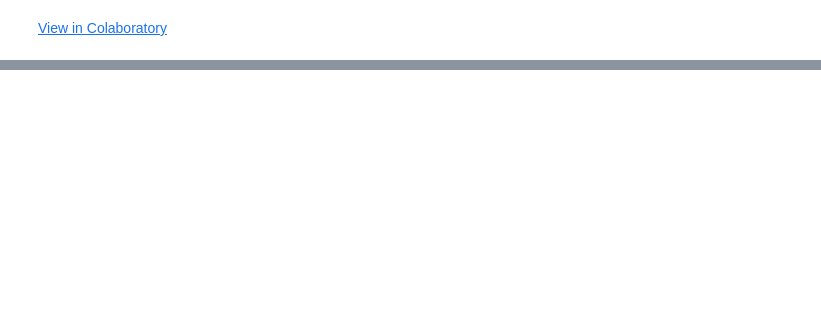
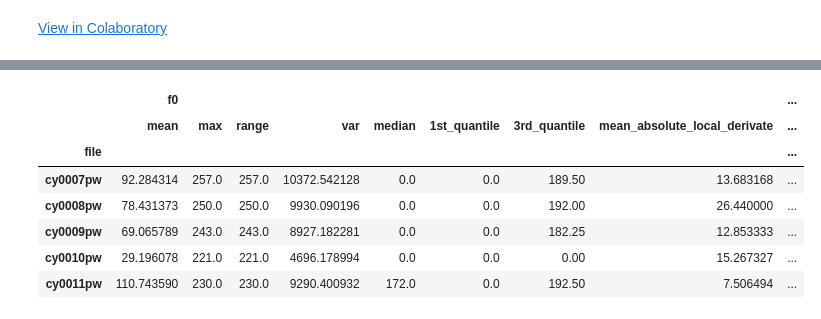
Before and after one commit to youqad/Neurorobotics_Intent-Recognition, a Jupyter notebook: TP_Intent_Recognition.ipynb, the cells around one changed output, grey strips where cells are left out. Cells and saved outputs as stored; diff of their text form; code cells hidden in the pictures; blank space fills up the shorter version.

```diff
--- a/TP_Intent_Recognition.ipynb
+++ b/TP_Intent_Recognition.ipynb
@@ -228,8 +2,0 @@ test_data = data[train_sz:]
-# %%
-x = np.array([[1, 3],
-              [0, 5],
-              [0, 5]])
-
-
-#np.mean(np.abs(np.diff(x, axis=0)), axis=0)
-np.mean(np.abs(np.diff(x, axis=0)), axi
@@ -237,0 +65,6 @@ array([0.5, 1. ])
+# %%
+# loading training data
+df = pd.read_csv('https://raw.githubusercontent.com/youqad/Neurorobotics_Intent-Recognition/master/data.csv').set_index('file')
+
+df1 = df.loc[df['label'] != 'at']
+df1.head()
@@ -237,0 +98,21 @@ array([0.5, 1. ])
+# %%
+list_features  = ['mean',
+                  'max',
+                  ('range', lambda x: max(x)-min(x)),
+                  'var',
+                  'median',
+                  ('1st_quantile', lambda x: x.quantile(.25)),
+                  ('3rd_quantile', lambda x: x.quantile(.75)),
+                  ('mean_absolute_local_derivate', lambda x: abs(x.diff()).mean())
+                 ]
+
+df1.groupby('file')['f0','en'].agg(list_features).head()
+# %% [output]
+|  | f0 |  |  |  |  |  |  |  | ... |
+|  | mean | max | range | var | median | 1st_quantile | 3rd_quantile | mean_absolute_local_derivate | ... |
+| file |  |  |  |  |  |  |  |  | ... |
+| cy0007pw | 92.284314 | 257.0 | 257.0 | 10372.542128 | 0.0 | 0.0 | 189.50 | 13.683168 | ... |
+| cy0008pw | 78.431373 | 250.0 | 250.0 | 9930.090196 | 0.0 | 0.0 | 192.00 | 26.440000 | ... |
+| cy0009pw | 69.065789 | 243.0 | 243.0 | 8927.182281 | 0.0 | 0.0 | 182.25 | 12.853333 | ... |
+| cy0010pw | 29.196078 | 221.0 | 221.0 | 4696.178994 | 0.0 | 0.0 | 0.00 | 15.267327 | ... |
+| cy0011pw | 110.743590 | 230.0 | 230.0 | 9290.400932 | 172.0 | 0.0 | 192.50 | 7.506494 | ... |
```
Also changed, not shown: parts of 41 cells of this notebook.
